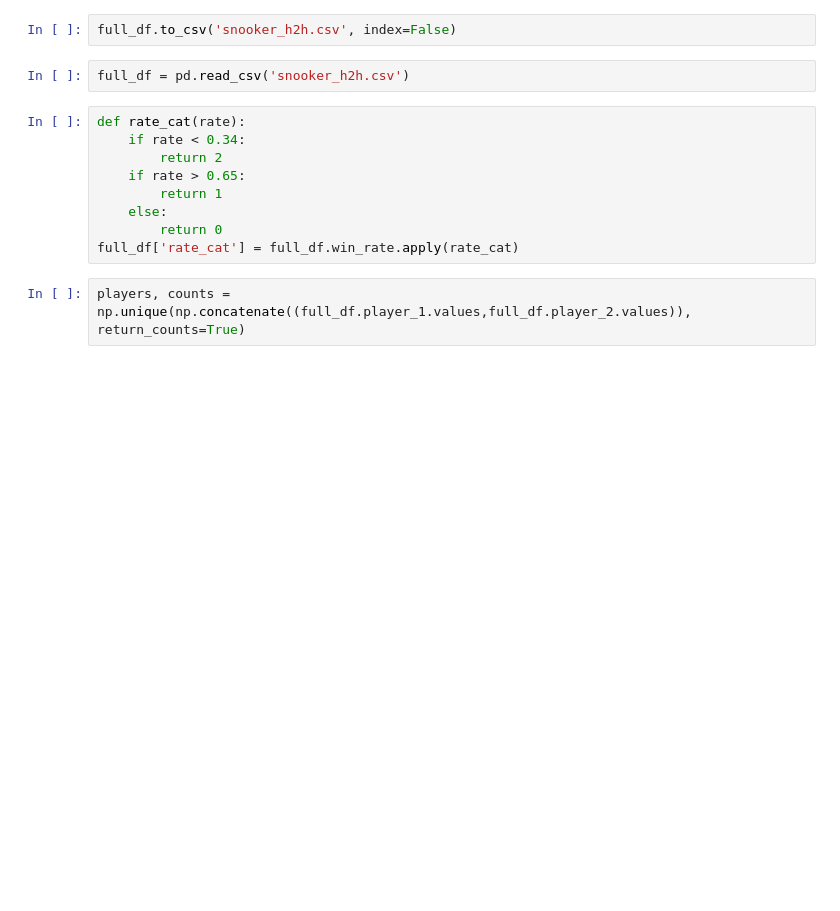
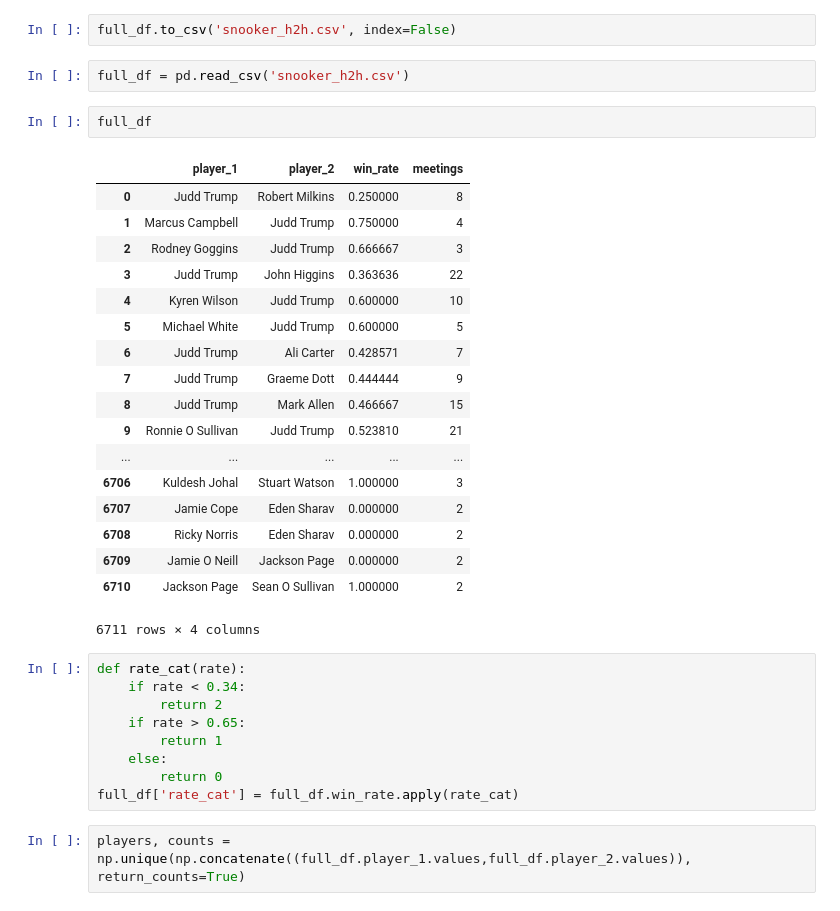
Before and after one commit to markomandic/Collaborative-Filtering-Sports, a Jupyter notebook: Snooker.ipynb, the cells around one changed output. Cells and saved outputs as stored; diff of their text form; blank space fills up the shorter version.

```diff
--- a/Snooker.ipynb
+++ b/Snooker.ipynb
@@ -42,6 +44,27 @@ full_df = full_df.apply(swapper, axis=1)
 full_df.to_csv('snooker_h2h.csv', index=False)
 # %%
 full_df = pd.read_csv('snooker_h2h.csv')
+# %%
+full_df
+# %% [output]
+|  | player_1 | player_2 | win_rate | meetings |
+| 0 | Judd Trump | Robert Milkins | 0.250000 | 8 |
+| 1 | Marcus Campbell | Judd Trump | 0.750000 | 4 |
+| 2 | Rodney Goggins | Judd Trump | 0.666667 | 3 |
+| 3 | Judd Trump | John Higgins | 0.363636 | 22 |
+| 4 | Kyren Wilson | Judd Trump | 0.600000 | 10 |
+| 5 | Michael White | Judd Trump | 0.600000 | 5 |
+| 6 | Judd Trump | Ali Carter | 0.428571 | 7 |
+| 7 | Judd Trump | Graeme Dott | 0.444444 | 9 |
+| 8 | Judd Trump | Mark Allen | 0.466667 | 15 |
+| 9 | Ronnie O Sullivan | Judd Trump | 0.523810 | 21 |
+| ... | ... | ... | ... | ... |
+| 6706 | Kuldesh Johal | Stuart Watson | 1.000000 | 3 |
+| 6707 | Jamie Cope | Eden Sharav | 0.000000 | 2 |
+| 6708 | Ricky Norris | Eden Sharav | 0.000000 | 2 |
+| 6709 | Jamie O Neill | Jackson Page | 0.000000 | 2 |
+| 6710 | Jackson Page | Sean O Sullivan | 1.000000 | 2 |
+6711 rows × 4 columns
 # %%
 def rate_cat(rate):
     if rate < 0.34:
```
Also changed, not shown: parts of 1 cell of this notebook, 2 other files.
